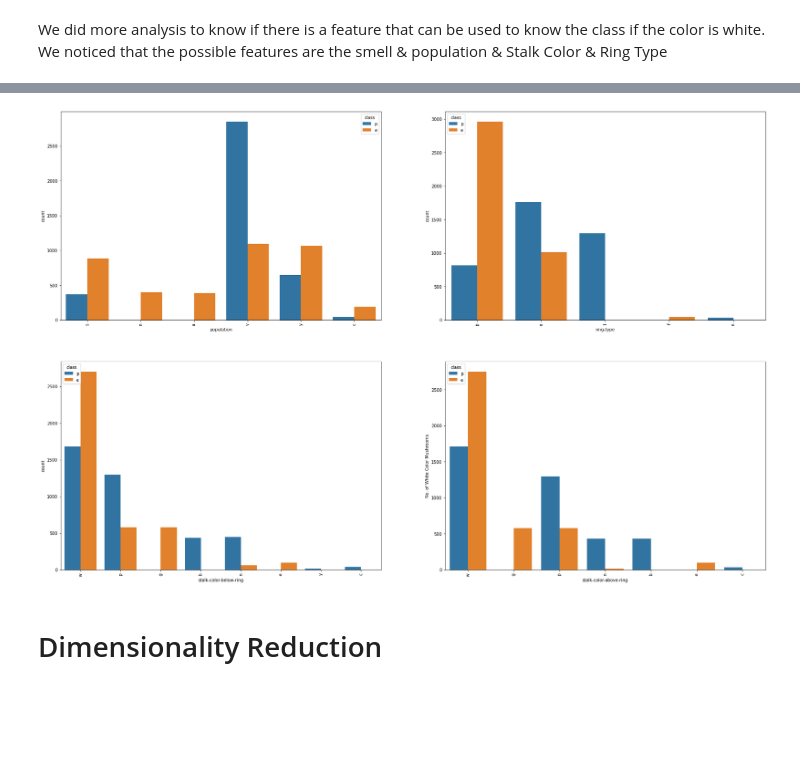
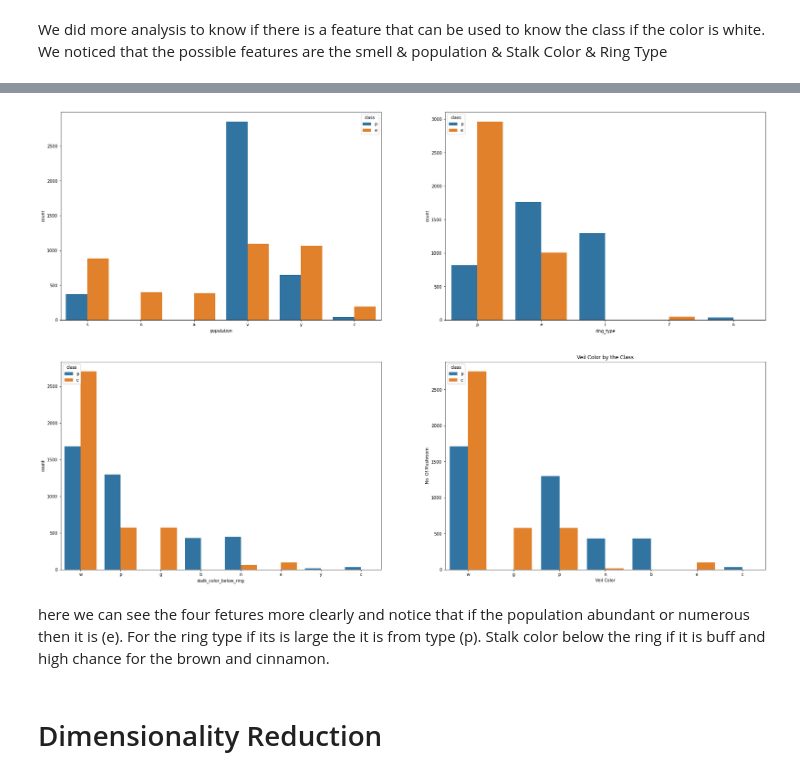
Before and after one commit to saraahawi/Mushroom-Classification, a Jupyter notebook: src/Mohammed-EDA.ipynb, the cells around one changed output, grey strips where cells are left out. Saved outputs shown, nothing was run; the diff lists cells and outputs as text; code cells hidden in the pictures; blank space fills up the shorter version.

```diff
--- a/src/Mohammed-EDA.ipynb
+++ b/src/Mohammed-EDA.ipynb
@@ -180,5 +178,7 @@ data.drop('stalk_root', axis= 1, inplace= True)
 # %%
 data.to_csv('../data/mushroom_clean.csv')
 # %%
-data = pd.read_csv('../data/mushroom_clean.csv')
+df = pd.read_csv('../data/mushroom_clean.csv')
+df.drop('Unnamed: 0', axis = 1, inplace = True)
+df
 # %% [output]
@@ -196,11 +210,10 @@ plt.ylabel('No. Of Mushroom');
 # %% [markdown]
 From the graph, we can see that the Veil Color can be used to know the class of the mushroom except when the color is white
 # %%
-ndf = data.loc[data['veil-color'] == 'w']
+ndf = df.loc[df['veil_color'] == 'w']
 fig, ax = plt.subplots(6, 4, figsize=(30, 20))
 for variable, subplot in zip(ndf.columns.tolist(), ax.flatten()):
     sns.countplot(x = variable, hue = 'class' ,  data = ndf,  ax=subplot)
     for label in subplot.get_xticklabels():
-        plt.ylabel('No. of White Color Mushrooms');
         label.set_rotation(90);
 # %% [output]
@@ -210,18 +300,15 @@ We did more analysis to know if there is a feature that can be used to know the
 # %%
-selected_rows = ['population','ring-type','stalk-color-below-ring','stalk-color-above-ring']
-# plt.figure(figsize=(15,5))
-# sns.countplot(x = 'odor' , hue = 'class' , data = ndf )
-# plt.title('White Color Veil vs Smell')
-# plt.xlabel('Veil Color')
-# plt.ylabel('No. Of Mushroom');
+selected_rows = ['population','ring_type','stalk_color_below_ring','stalk_color_above_ring']
 fig, ax = plt.subplots(2, 2, figsize=(30, 20))
 for variable, subplot in zip(selected_rows, ax.flatten()):
     sns.countplot(x = variable, hue = 'class' ,  data = ndf,  ax=subplot)
-    for label in subplot.get_xticklabels():
-        plt.ylabel('No. of White Color Mushrooms');
-        label.set_rotation(90);
+    plt.title('Veil Color by the Class')
+    plt.xlabel('Veil Color')
+    plt.ylabel('No. Of Mushroom');
 # %% [output]
-[figure, old version]
+[figure, new version]
+# %% [markdown]
+here we can see the four fetures more clearly and notice that if the population abundant or numerous then it is (e). For the ring type if its is large the it is from type (p). Stalk color below the ring if it is buff and high chance for the brown and cinnamon.
 # %% [markdown]
 # Dimensionality Reduction
 # %%
```
Also changed, not shown: parts of 9 cells of this notebook, 3 other files.
